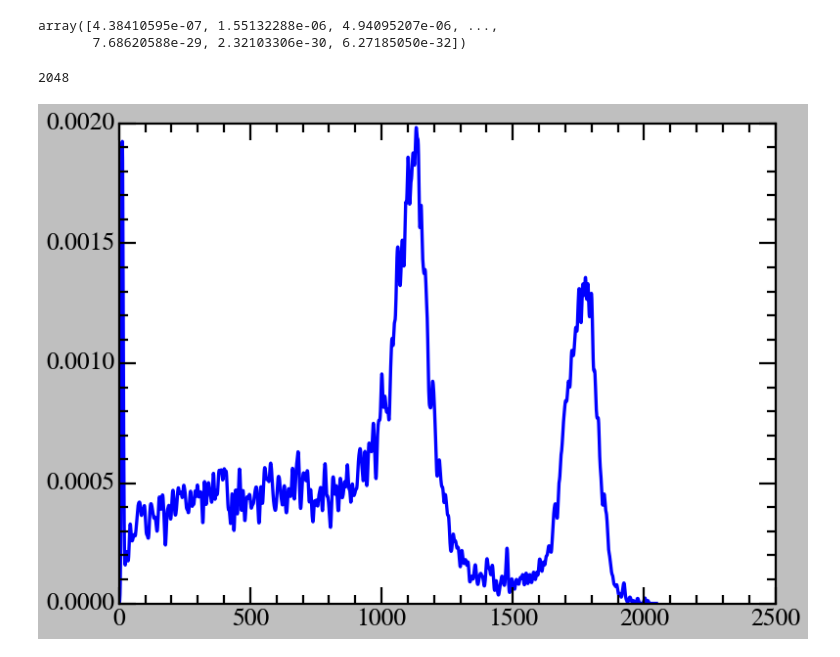
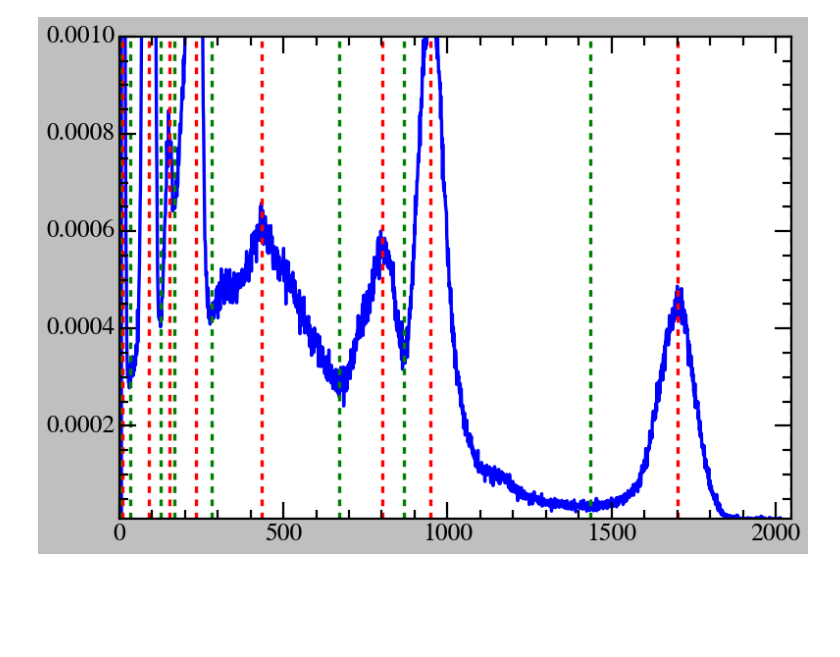
Before and after one commit to vinh-qtran/mit-jlab-sp25, a Jupyter notebook: compton/analysis.ipynb, the cells around one changed output. Cells and saved outputs as stored; diff of their text form; code cells hidden in the pictures; blank space fills up the shorter version.

Commit message:
Add calibration analysis

```diff
--- a/compton/analysis.ipynb
+++ b/compton/analysis.ipynb
@@ -29,14 +29,7 @@ helpers.set_plot_configs()
 # %%
 DataReader = utils.MCAData()
 
-bins, counts, _, _ = DataReader._read_data('data/2025-03-04/recoil_120_0304.Spe')
-kde_bins, kde, kde_err = DataReader._kde_smooth_data(bins, counts, bw=3)
+bins, counts, _, _ = DataReader._read_data('data/2025-03-04/Calibration_recoil_ba_0304.Spe')
+count_normalizing_factor = np.sum(counts) * (bins[1] - bins[0])
+kde_bins, kde, kde_err = DataReader._kde_smooth_data(bins, counts, bw=5)
+peaks_idx, valleys_idx = DataReader._find_peaks_and_valleys(kde_bins, kde, kde_err)
-# %%
-kde
-# %% [output]
-array([4.38410595e-07, 1.55132288e-06, 4.94095207e-06, ...,
-       7.68620588e-29, 2.32103306e-30, 6.27185050e-32])
-# %%
-bins.size
-# %% [output]
-2048
@@ -43,15 +39,27 @@ bins.size
 # %%
 fig, ax = plt.subplots(figsize=(10, 7))
 
-# ax.plot(bins, counts)
+ax.plot(bins, counts/count_normalizing_factor)
+# ax.plot(kde_bins, kde)
 # ax.errorbar(kde_bins, kde, yerr=kde_err,
-#             fmt=' s',markersize=5,elinewidth=2,capsize=5)
+#             fmt=' s',markersize=1,elinewidth=2,capsize=5)
+for peak_idx in peaks_idx:
+    ax.axvline(kde_bins[peak_idx], color='r', linestyle='--')
+for valley_idx in valleys_idx:
+    ax.axvline(kde_bins[valley_idx], color='g', linestyle='--')
 
-ax.plot(kde_bins, kde)
+# ax.axvline(fitting_bins[0], color='b', linestyle='--')
+# ax.axvline(fitting_bins[-1], color='b', linestyle='--')
 
+# ax.plot(fitting_bins, gaussian_counts/count_normalizing_factor, color='r')
+
+ax.set_xscale('linear')
 #ax.set_yscale('log')
+
+ax.set_xlim(0, 2048)
+ax.set_ylim(1e-5, 1e-3)
 
 plt.tight_layout()
 plt.show()
 # %% [output]
-[figure, old version]
+[figure, new version]
```
Also changed, not shown: parts of 1 cell of this notebook, 1 other file.
